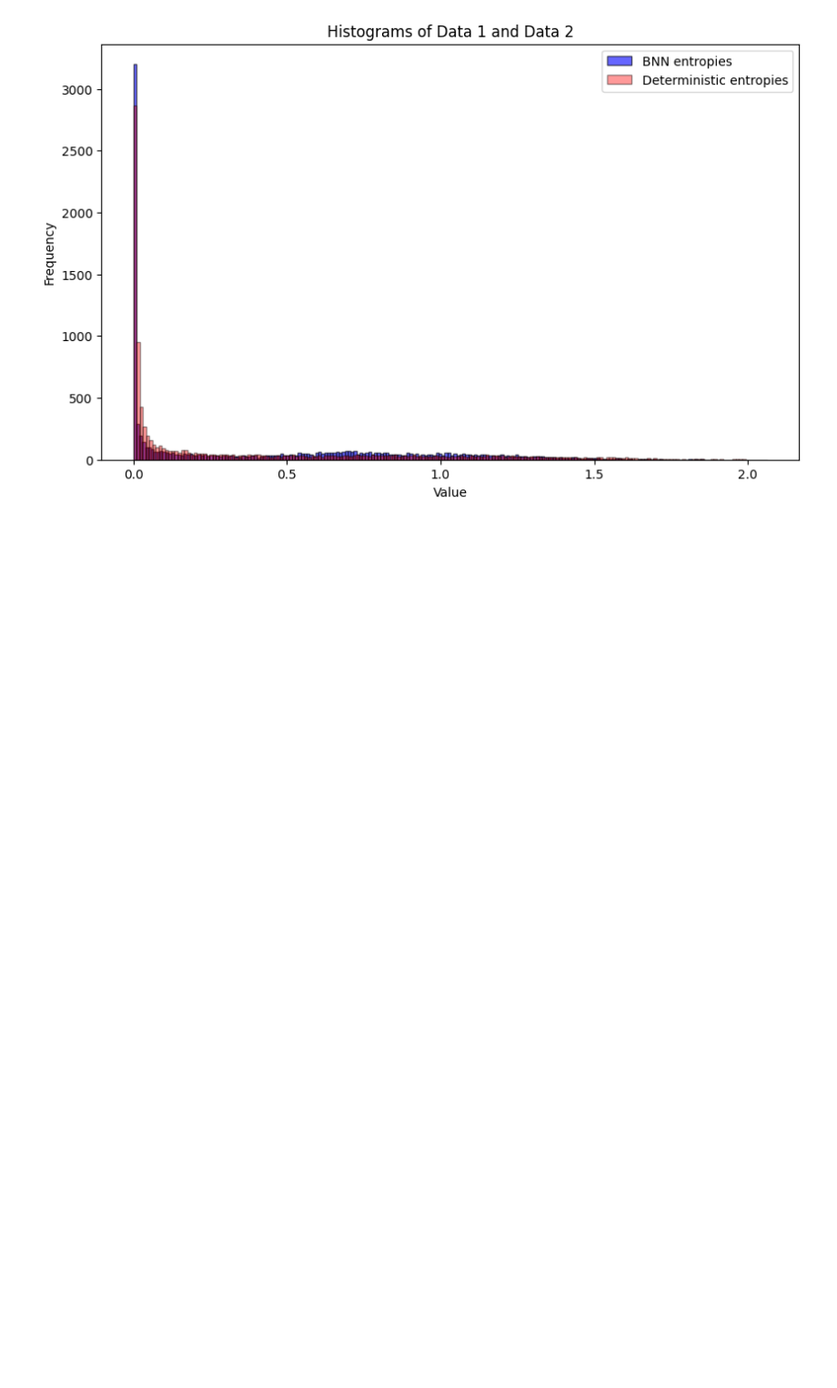
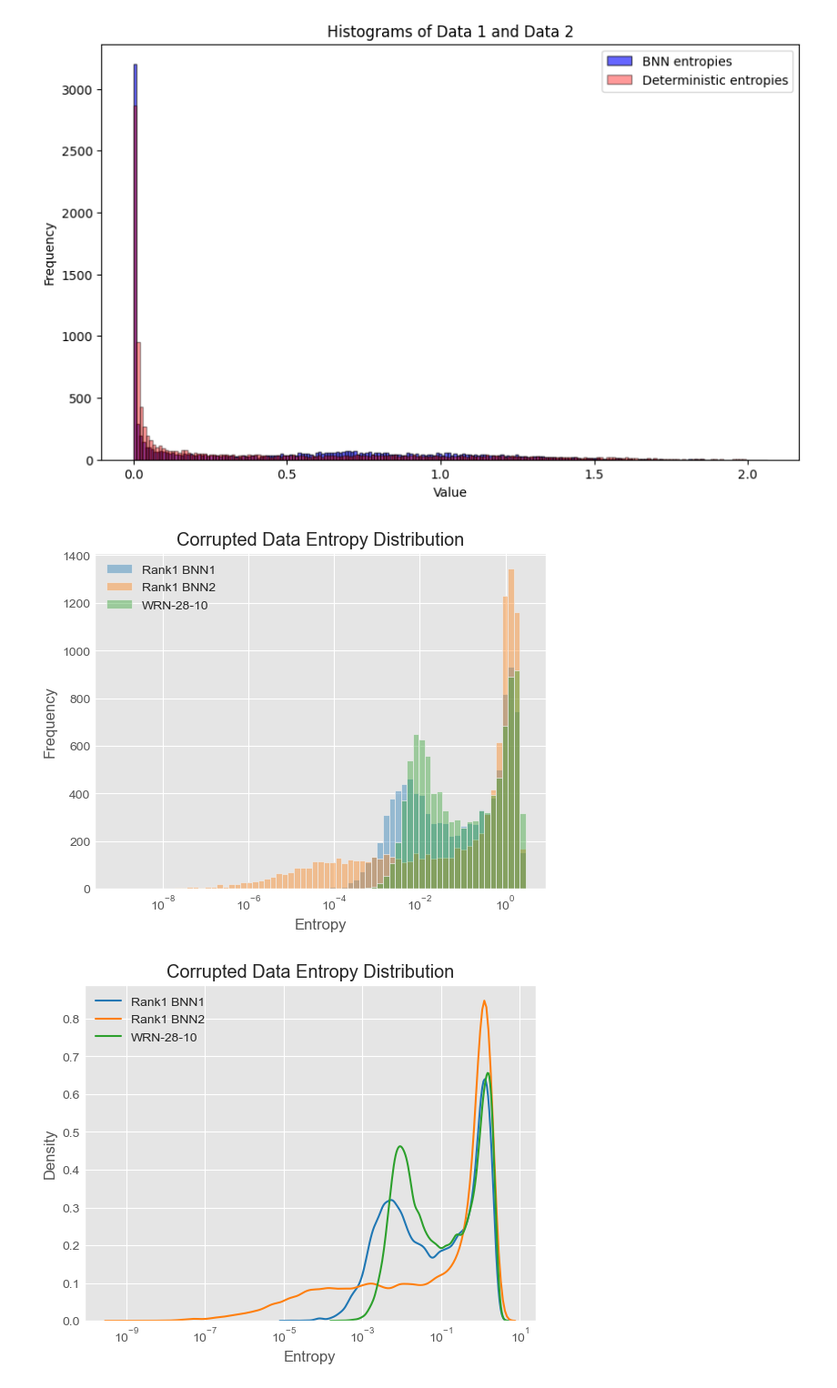
Before and after one commit to jonathansim/Rank-1-Bayesian-Neural-Networks, a Jupyter notebook: results_processing/histograms.ipynb, the cells around one changed output. Shown: that part at 91% size. Cells and saved outputs as stored; diff of their text form; code cells hidden in the pictures; blank space fills up the shorter version.

```diff
--- a/results_processing/histograms.ipynb
+++ b/results_processing/histograms.ipynb
@@ -81,3 +83,38 @@ plt.legend()
 plt.show()
 # %% [output]
 [figure]
+# %%
+import seaborn as sns
+import numpy as np
+import matplotlib.pyplot as plt
+
+plt.style.use('ggplot')
+file_path_bnn1 = 'BNN_corrupt_data_entropy_log2.txt'
+# file_path_bnn2 = 'BNN_corrupt_data_entropy_NewInit_log2.txt'
+file_path_bnn2 = 'BNN_corrupt_data_entropy_v3.txt'
+file_path_det = 'det_corrupt_data_entropy_log2.txt'
+bnn1 = np.loadtxt(file_path_bnn1)
+bnn2 = np.loadtxt(file_path_bnn2)
+det = np.loadtxt(file_path_det)
+
+min_val = min(np.min(bnn1), np.min(bnn2), np.min(det))
+max_val = max(np.max(bnn1), np.max(bnn2), np.max(det))
+bins = np.linspace(np.log10(min_val), np.log10(max_val), 70)
+
+bw_adjust = 0.5
+sns.histplot(bnn1, bins=bins, log_scale=(True,False), alpha=0.4, color='#1f77b4', kde=False, kde_kws={'bw_adjust': bw_adjust})
+sns.histplot(bnn2, bins=bins, log_scale=(True,False), alpha=0.4, color='#ff7f0e', kde=False, kde_kws={'bw_adjust': bw_adjust})
+sns.histplot(det, bins=bins, log_scale=(True,False), alpha=0.4, color='#2ca02c', kde=False, kde_kws={'bw_adjust': bw_adjust})
+plt.gca().set(title='Corrupted Data Entropy Distribution', xlabel='Entropy', ylabel='Frequency')
+plt.legend(['Rank1 BNN1', 'Rank1 BNN2', 'WRN-28-10'])
+plt.show()
+
+sns.kdeplot(bnn1, log_scale=(True,False), color='#1f77b4', bw_adjust=bw_adjust)
+sns.kdeplot(bnn2, log_scale=(True,False), color='#ff7f0e', bw_adjust=bw_adjust)
+sns.kdeplot(det, log_scale=(True,False), color='#2ca02c', bw_adjust=bw_adjust)
+plt.gca().set(title='Corrupted Data Entropy Distribution', xlabel='Entropy', ylabel='Density')
+plt.legend(['Rank1 BNN1', 'Rank1 BNN2', 'WRN-28-10'])
+plt.show()
+# %% [output]
+[figure, added]
+[figure, added]
```
Also changed, not shown: parts of 4 cells of this notebook, 3 other files.
